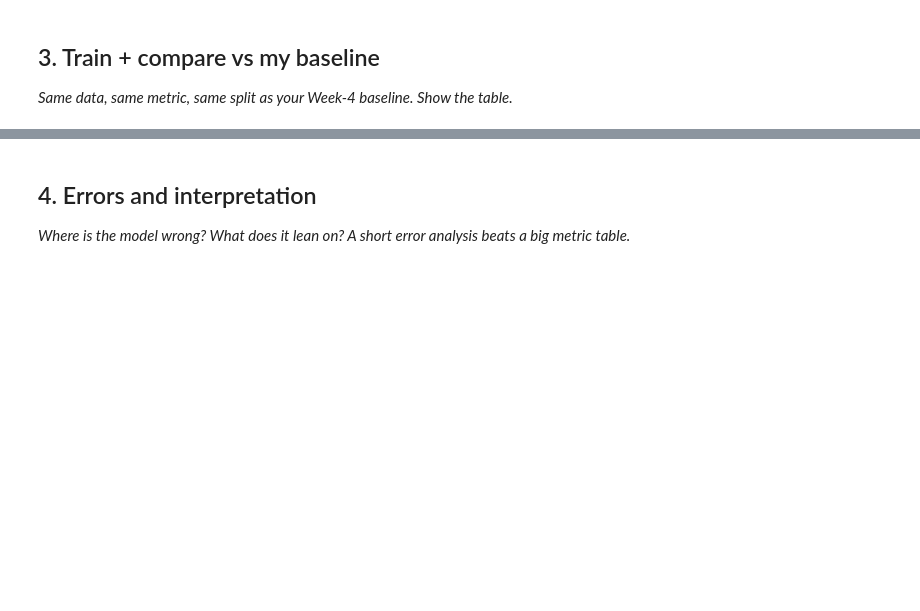
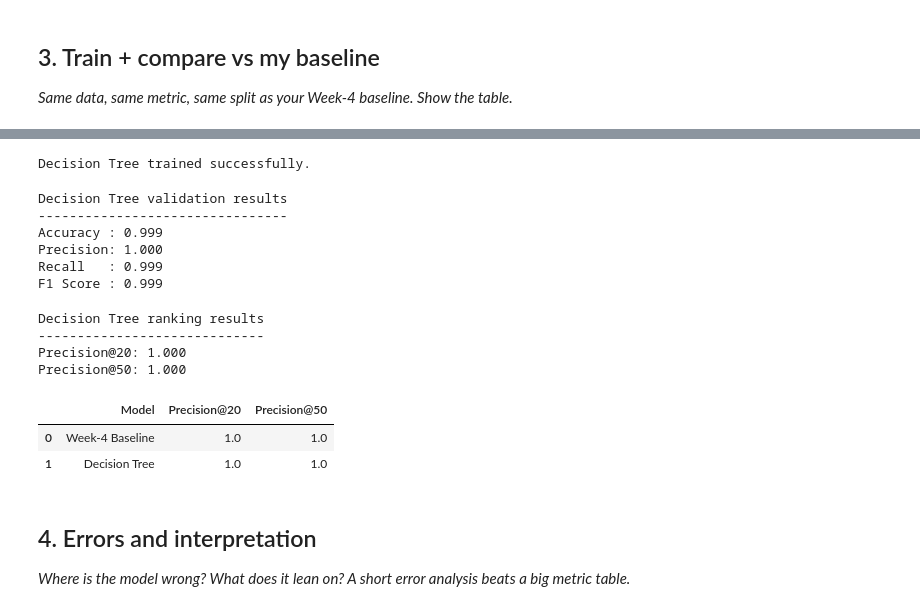
Before and after one commit to ManjusreeValluri/flyrank-ml-internship, a Jupyter notebook: work/notebooks/w05_model.ipynb, the cells around one changed output, grey strips where cells are left out. Cells and saved outputs as stored; diff of their text form; code cells hidden in the pictures; blank space fills up the shorter version.

```diff
--- a/work/notebooks/w05_model.ipynb
+++ b/work/notebooks/w05_model.ipynb
@@ -30,3 +386,77 @@ This skeleton is yours to fill. Work the sections **in order** — each one has
+# %%
+from sklearn.tree import DecisionTreeClassifier
+
+model = DecisionTreeClassifier(
+    max_depth=2,
+    class_weight="balanced",
+    random_state=42
+)
+
+model.fit(X_train, y_train)
+
+print("Decision Tree trained successfully.")
+# %% [output]
+Decision Tree trained successfully.
+# %%
+from sklearn.metrics import accuracy_score, precision_score, recall_score, f1_score
+
+# Predict on validation clients
+y_pred = model.predict(X_test)
+
+# Calculate validation metrics
+model_accuracy = accuracy_score(y_test, y_pred)
+model_precision = precision_score(y_test, y_pred, zero_division=0)
+model_recall = recall_score(y_test, y_pred, zero_division=0)
+model_f1 = f1_score(y_test, y_pred, zero_division=0)
+
+print("Decision Tree validation results")
+print("--------------------------------")
+print(f"Accuracy : {model_accuracy:.3f}")
+print(f"Precision: {model_precision:.3f}")
+print(f"Recall   : {model_recall:.3f}")
+print(f"F1 Score : {model_f1:.3f}")
+# %% [output]
+Decision Tree validation results
+--------------------------------
+Accuracy : 0.999
+Precision: 1.000
+Recall   : 0.999
+F1 Score : 0.999
+# %%
+# Get model probability for the positive class (CTR_FIX)
+model_scores = model.predict_proba(X_test)[:, 1]
+
+# True labels for validation set
+y_test_array = y_test.to_numpy()
+
+def precision_at_k(scores, y_true, k):
+    order = np.argsort(-scores, kind="stable")[:k]
+    return y_true[order].mean()
+
+model_p20 = precision_at_k(model_scores, y_test_array, 20)
+model_p50 = precision_at_k(model_scores, y_test_array, 50)
+
+print("Decision Tree ranking results")
+print("-----------------------------")
+print(f"Precision@20: {model_p20:.3f}")
+print(f"Precision@50: {model_p50:.3f}")
+# %% [output]
+Decision Tree ranking results
+-----------------------------
+Precision@20: 1.000
+Precision@50: 1.000
+# %%
+comparison = pd.DataFrame({
+    "Model": ["Week-4 Baseline", "Decision Tree"],
+    "Precision@20": [baseline_p20, model_p20],
+    "Precision@50": [baseline_p50, model_p50]
+})
+
+display(comparison)
+# %% [output]
+|  | Model | Precision@20 | Precision@50 |
+| 0 | Week-4 Baseline | 1.0 | 1.0 |
+| 1 | Decision Tree | 1.0 | 1.0 |
 # %% [markdown]
 ## 4. Errors and interpretation
 
```
Also changed, not shown: parts of 22 cells of this notebook.
